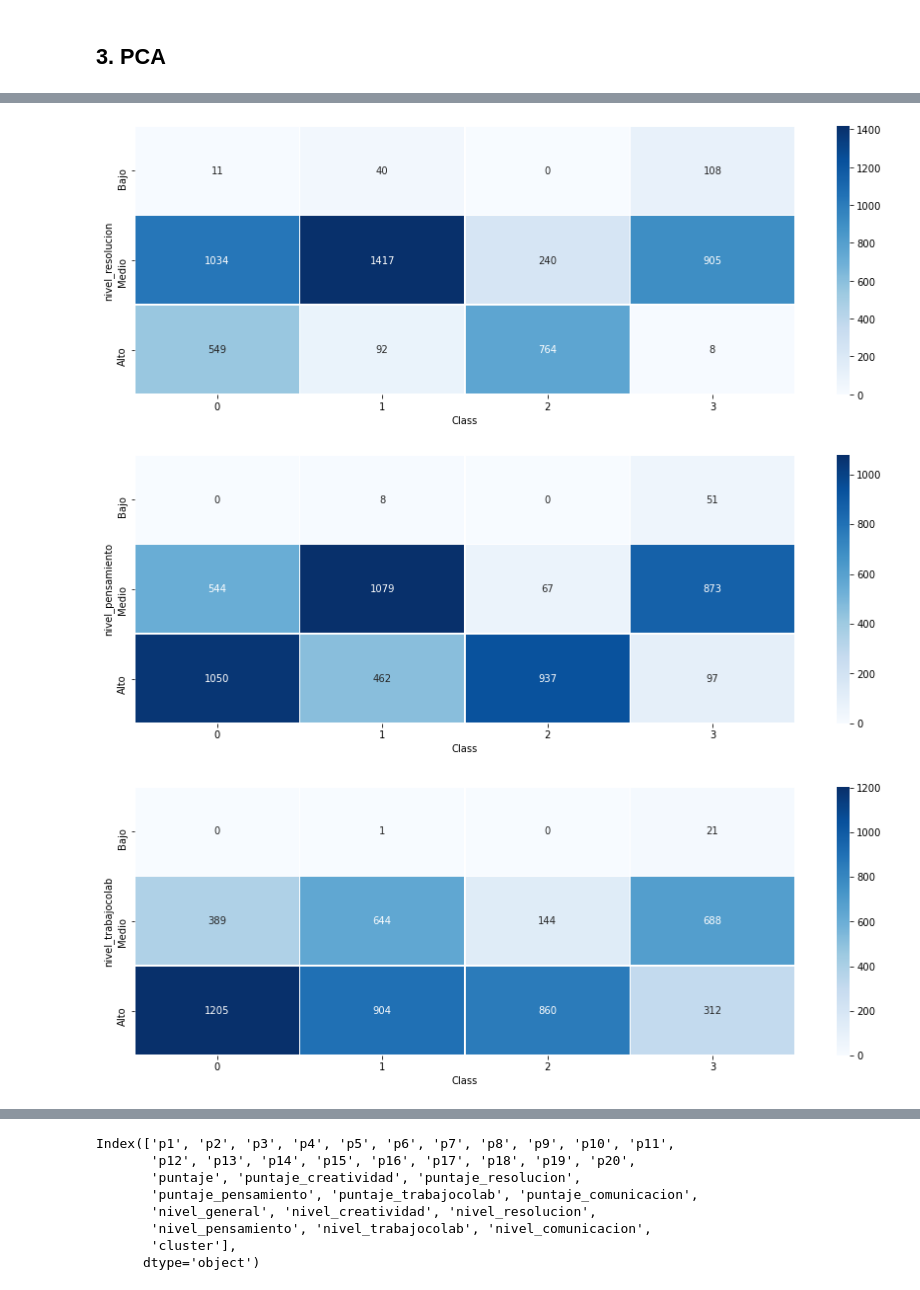
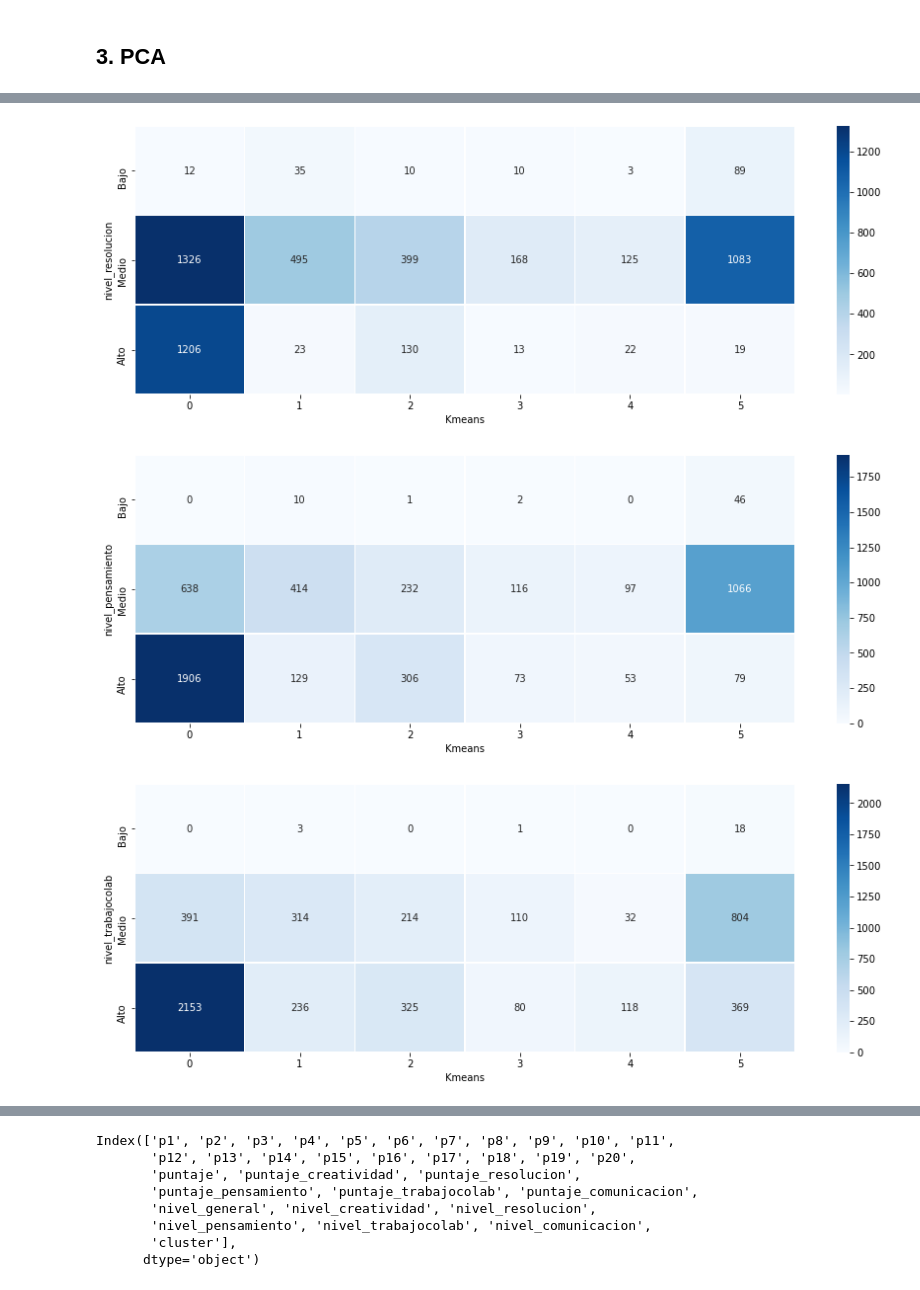
Before and after one commit to JECaballeroR/ANS-Equipo6-2023, a Jupyter notebook: Entrega 1_Proyecto.ipynb, the cells around one changed output, grey strips where cells are left out. Saved outputs shown, nothing was run; the diff lists cells and outputs as text; code cells hidden in the pictures.

```diff
--- a/Entrega 1_Proyecto.ipynb
+++ b/Entrega 1_Proyecto.ipynb
@@ -632,2 +664,3 @@ RandomForestRegressor()
 # %%
-scores = rf.predict(X)
+scores = rf.predict_proba(X)[:,1]
+scores
@@ -669,6 +702,7 @@ distancias, indices = nbrs.kneighbors(pd.DataFrame(scores))
 # %%
 from sklearn_extra.cluster import KMedoids
+from sklearn.cluster import KMeans
 
-Kmedoides = KMedoids(n_clusters =4, random_state = 13).fit(pd.DataFrame(scores))
-Kmedoides.medoid_indices_
+Kmeans = KMeans(n_clusters =6, random_state = 13).fit(pd.DataFrame(scores) )
+Kmeans
 # %% [output]
@@ -680,5 +733,5 @@ score_df['puntaje']= data_imputado['puntaje']
 # %%
-score_df['kmediodes']=Kmedoides.predict(pd.DataFrame(scores))
+score_df['Kmeans']=Kmeans.predict(pd.DataFrame(scores))
 # %%
-data_imputado['Class'] = score_df['kmediodes']
+data_imputado['Kmeans'] = score_df['Kmeans']
 # %%
@@ -711,4 +772,4 @@ See Full Dataframe in Mito
 # %%
 for var in niveles:
-    heatmap_count(data_imputado, "Class", var)
+    heatmap_count(data_imputado, "Kmeans", var)
 # %% [output]
@@ -717,3 +778,3 @@ for var in niveles:
-[figure, old version]
+[figure, new version]
-[figure, old version]
+[figure, new version]
-[figure, old version]
+[figure, new version]
```
Also changed, not shown: parts of 44 cells of this notebook.
